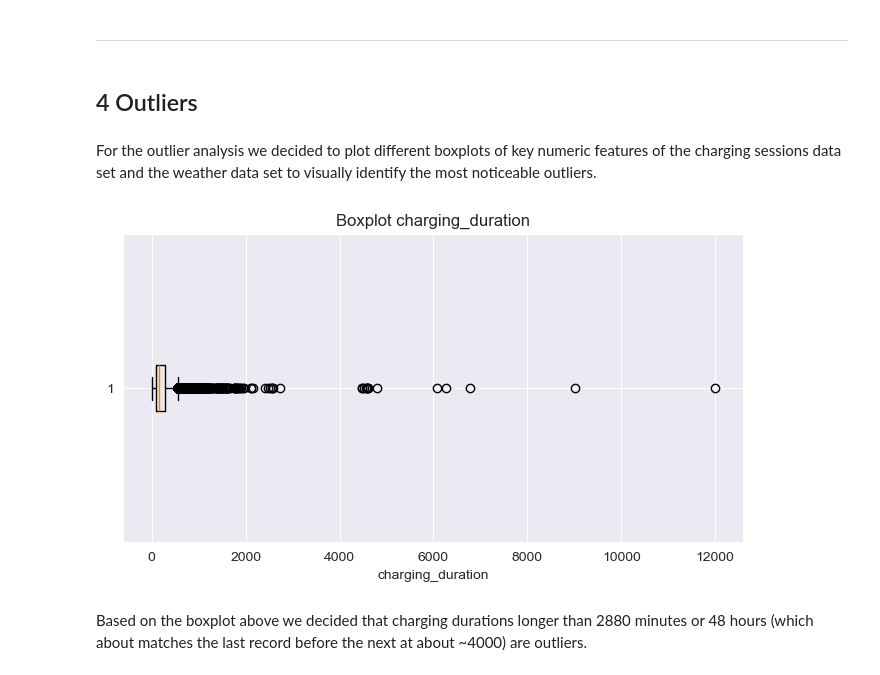
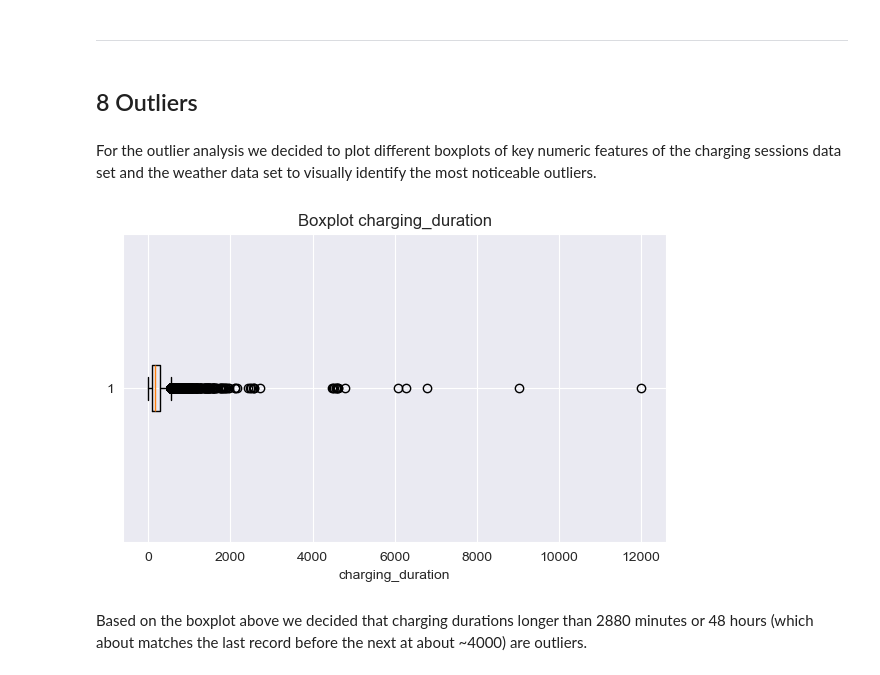
Before and after one commit to pmoll01/AA2024_Groupwork_DynamoData, a Jupyter notebook: Task_1.ipynb, the cells around one changed output. Drawn from its saved outputs; the diff is of its cells as text; code cells hidden in the pictures.

```diff
--- a/Task_1.ipynb
+++ b/Task_1.ipynb
@@ -750,12 +807,4 @@ Number of rows where doneChargingTime is before connectionTime: 27
 Observation: There are 27 records where doneChargingTime is before connectionTime, which seems contradictory. We decided to drop these records.
 # %%
 # Drop the records where doneChargingTime is before connectionTime
-charging_data.drop(
-    charging_data[charging_data['doneChargingTime'] < charging_data['connectionTime']].index,
-    inplace=True)
-
-# TODO: müssen wir das immer verifyen?
-# Verify that there are no more records where doneChargingTime is before connectionTime
-doneCharging_before_connection = charging_data[
-    charging_data['doneChargingTime'] < charging_data['connectionTime']]
-print(f"Number of records where doneChargingTime is before connectionTime: {doneCharging_before_connection.shape[0]}")
+charging_data.drop(charging_data[charging_data['doneChargingTime'] < charging_data['connectionTime']].index, inplace=True)
@@ -824,17 +864,17 @@ Due to the fact that even before we adjusted the doneChargingTime to disconnectT
 # %% [markdown]
 ***
 # %% [markdown]
-## 4 Outliers
+## 8 Outliers
 # %% [markdown]
 For the outlier analysis we decided to plot different boxplots of key numeric features of the charging sessions data set and the weather data set to visually identify the most noticeable outliers.
 # %%
-plt.figure(figsize=(8, 4))
+plt.figure(figsize=(7, 4))
 plt.boxplot(charging_data['charging_duration'], vert=False, patch_artist=False)
 plt.title("Boxplot charging_duration")
 plt.xlabel("charging_duration")
 plt.grid(True)
 # %% [output]
-[figure, old version]
+[figure, new version]
 # %% [markdown]
 Based on the boxplot above we decided that charging durations longer than 2880 minutes or 48 hours (which about matches the last record before the next at about ~4000) are outliers.
 # %%
```
Also changed, not shown: parts of 39 cells of this notebook.
